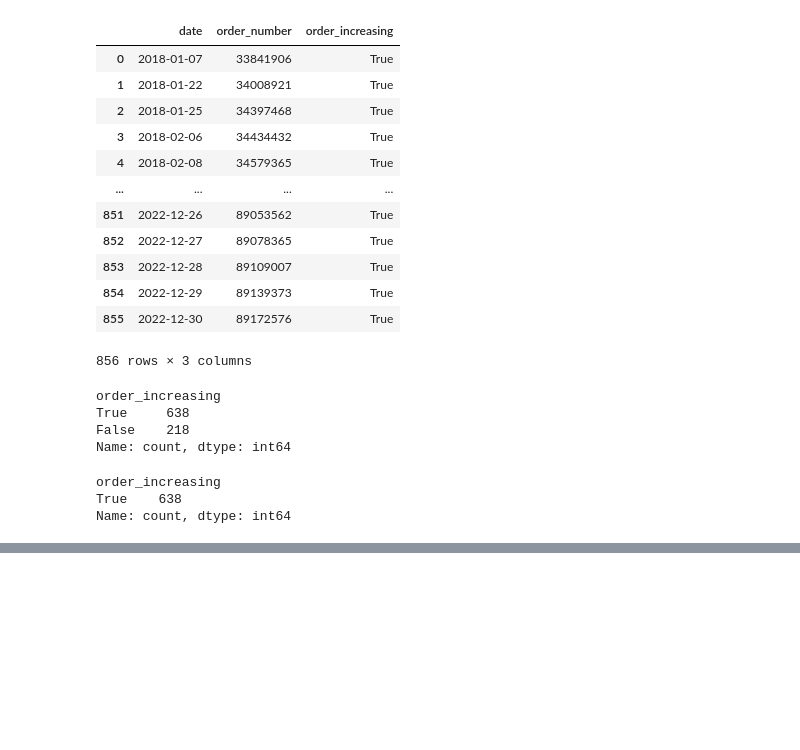
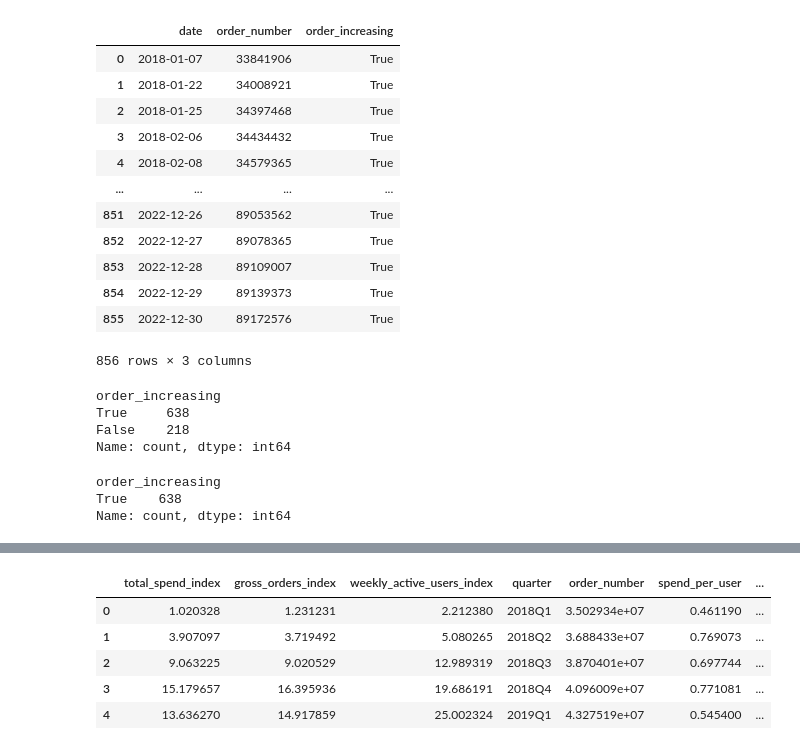
Before and after one commit to andrewbarwise/odp_screening, a Jupyter notebook: data_cleaning.ipynb, the cells around one changed output, grey strips where cells are left out. Cells and saved outputs as stored; diff of their text form; code cells hidden in the pictures; blank space fills up the shorter version.

```diff
--- a/data_cleaning.ipynb
+++ b/data_cleaning.ipynb
@@ -74,0 +206,17 @@ Name: count, dtype: int64
+# %%
+# create a spend per user column
+joined_df["spend_per_user"] = (
+    joined_df["total_spend_index"] / joined_df["weekly_active_users_index"]
+)
+# %%
+joined_df["prev_spend_per_user"] = joined_df["spend_per_user"].shift(1)
+joined_df["prev_order_volume"] = joined_df["order_number"].shift(1)
+# %%
+joined_df.head()
+# %% [output]
+|  | total_spend_index | gross_orders_index | weekly_active_users_index | quarter | order_number | spend_per_user | ... |
+| 0 | 1.020328 | 1.231231 | 2.212380 | 2018Q1 | 3.502934e+07 | 0.461190 | ... |
+| 1 | 3.907097 | 3.719492 | 5.080265 | 2018Q2 | 3.688433e+07 | 0.769073 | ... |
+| 2 | 9.063225 | 9.020529 | 12.989319 | 2018Q3 | 3.870401e+07 | 0.697744 | ... |
+| 3 | 15.179657 | 16.395936 | 19.686191 | 2018Q4 | 4.096009e+07 | 0.771081 | ... |
+| 4 | 13.636270 | 14.917859 | 25.002324 | 2019Q1 | 4.327519e+07 | 0.545400 | ... |
```
Also changed, not shown: parts of 15 cells of this notebook, 3 other files.
